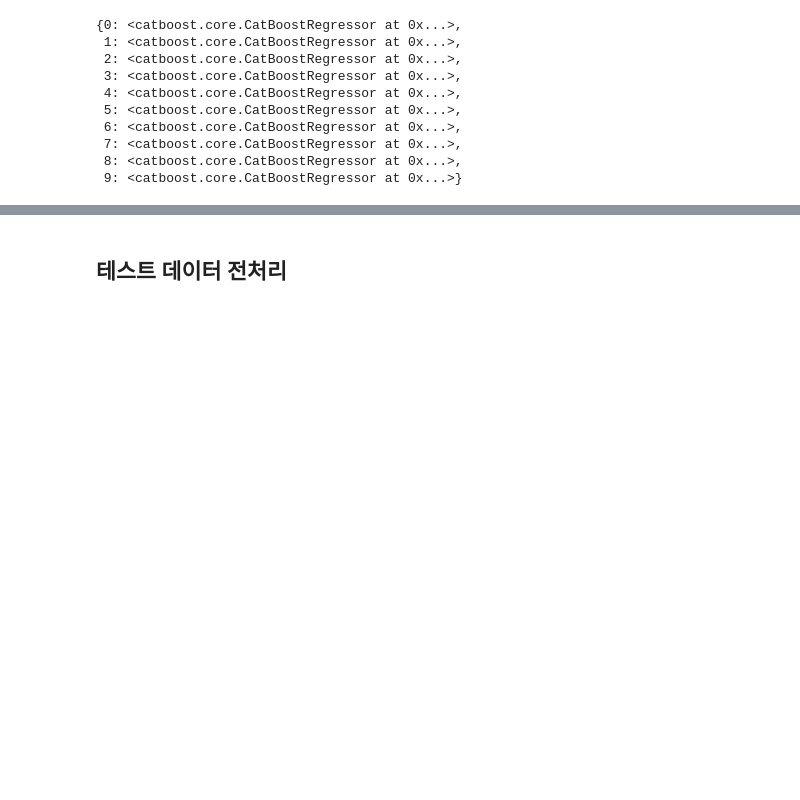
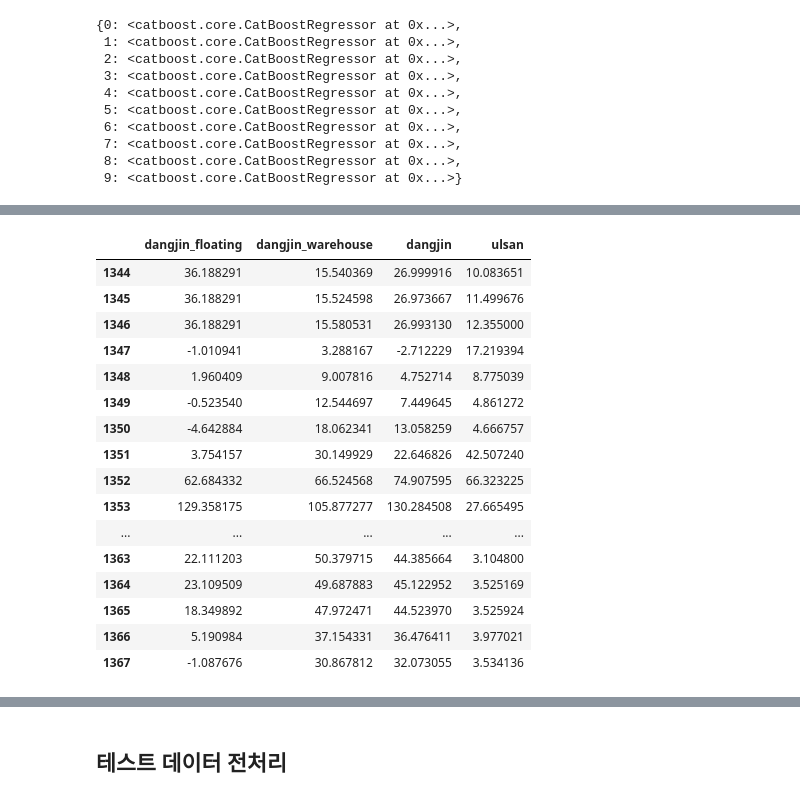
Before and after one commit to parkchanghyup/Dacon, a Jupyter notebook: 동서발전/동서발전_private.ipynb, the cells around one changed output, grey strips where cells are left out. Drawn from its saved outputs; the diff is of its cells as text; code cells hidden in the pictures; blank space fills up the shorter version.

```diff
--- a/동서발전/동서발전_private.ipynb
+++ b/동서발전/동서발전_private.ipynb
@@ -1107 +1083,24 @@ submission.iloc[24*28+24*(day-1):24*28+24*day,:]
+# %%
+day= 29
+a = submission.iloc[24*28+24*(day-1):24*28+24*day,1:]
+# %%
+a
+# %% [output]
+|  | dangjin_floating | dangjin_warehouse | dangjin | ulsan |
+| 1344 | 36.188291 | 15.540369 | 26.999916 | 10.083651 |
+| 1345 | 36.188291 | 15.524598 | 26.973667 | 11.499676 |
+| 1346 | 36.188291 | 15.580531 | 26.993130 | 12.355000 |
+| 1347 | -1.010941 | 3.288167 | -2.712229 | 17.219394 |
+| 1348 | 1.960409 | 9.007816 | 4.752714 | 8.775039 |
+| 1349 | -0.523540 | 12.544697 | 7.449645 | 4.861272 |
+| 1350 | -4.642884 | 18.062341 | 13.058259 | 4.666757 |
+| 1351 | 3.754157 | 30.149929 | 22.646826 | 42.507240 |
+| 1352 | 62.684332 | 66.524568 | 74.907595 | 66.323225 |
+| 1353 | 129.358175 | 105.877277 | 130.284508 | 27.665495 |
+| ... | ... | ... | ... | ... |
+| 1363 | 22.111203 | 50.379715 | 44.385664 | 3.104800 |
+| 1364 | 23.109509 | 49.687883 | 45.122952 | 3.525169 |
+| 1365 | 18.349892 | 47.972471 | 44.523970 | 3.525924 |
+| 1366 | 5.190984 | 37.154331 | 36.476411 | 3.977021 |
+| 1367 | -1.087676 | 30.867812 | 32.073055 | 3.534136 |
 # %%
```
Also changed, not shown: parts of 16 cells of this notebook.
